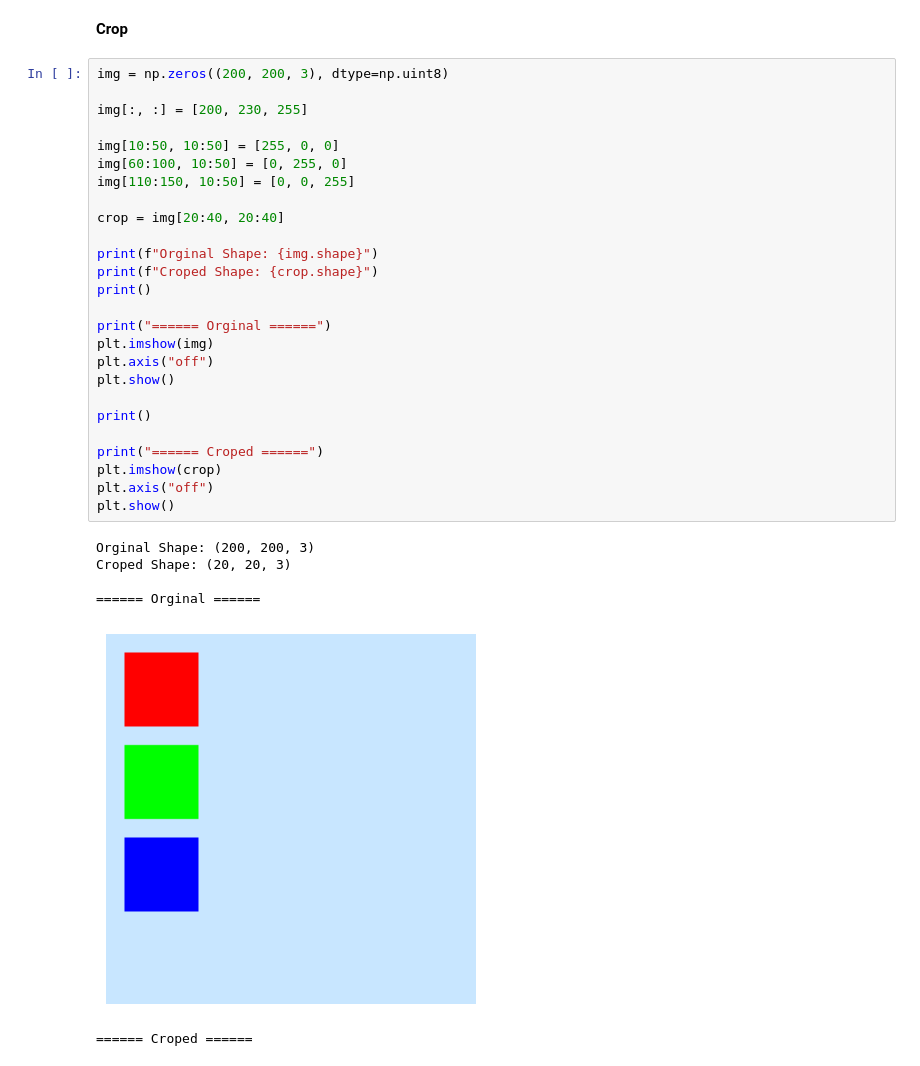
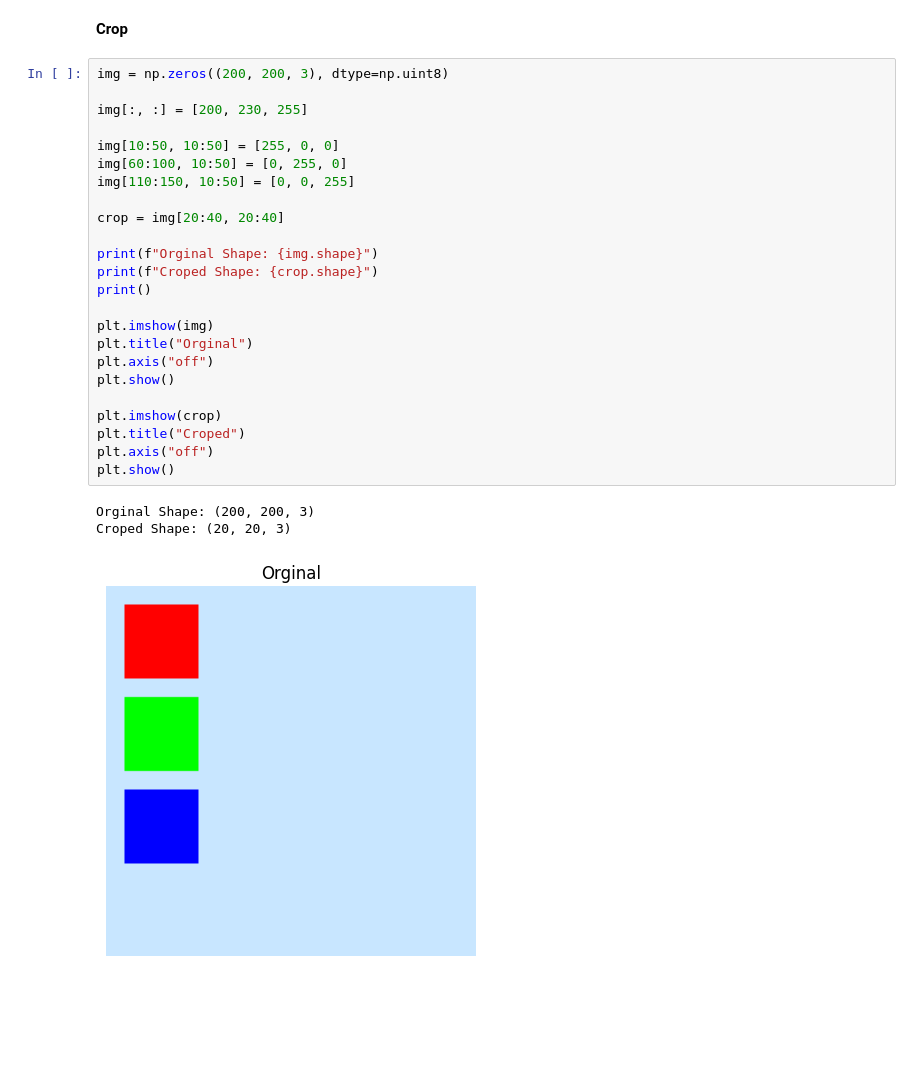
Before and after one commit to manav15dhupar-ux/Image_Pixel_Manipulator, a Jupyter notebook: Image_Pixel_Manipulator_(Synthetic_Images).ipynb, the cells around one changed output. Saved outputs shown, nothing was run; the diff lists cells and outputs as text; blank space fills up the shorter version.

```diff
--- a/Image_Pixel_Manipulator_(Synthetic_Images).ipynb
+++ b/Image_Pixel_Manipulator_(Synthetic_Images).ipynb
@@ -50,33 +52,28 @@ plt.show()
 # %%
 img = np.zeros((200, 200, 3), dtype=np.uint8)
 
 img[:, :] = [200, 230, 255]
 
 img[10:50, 10:50] = [255, 0, 0]
 img[60:100, 10:50] = [0, 255, 0]
 img[110:150, 10:50] = [0, 0, 255]
 
 crop = img[20:40, 20:40]
 
 print(f"Orginal Shape: {img.shape}")
 print(f"Croped Shape: {crop.shape}")
 print()
 
-print("====== Orginal ======")
 plt.imshow(img)
+plt.title("Orginal")
 plt.axis("off")
 plt.show()
 
-print()
-
-print("====== Croped ======")
 plt.imshow(crop)
+plt.title("Croped")
 plt.axis("off")
 plt.show()
 # %% [output]
 Orginal Shape: (200, 200, 3)
 Croped Shape: (20, 20, 3)
-
-====== Orginal ======
-[figure, old version]
+[figure, new version]
-====== Croped ======
```
Also changed, not shown: parts of 6 cells of this notebook.
